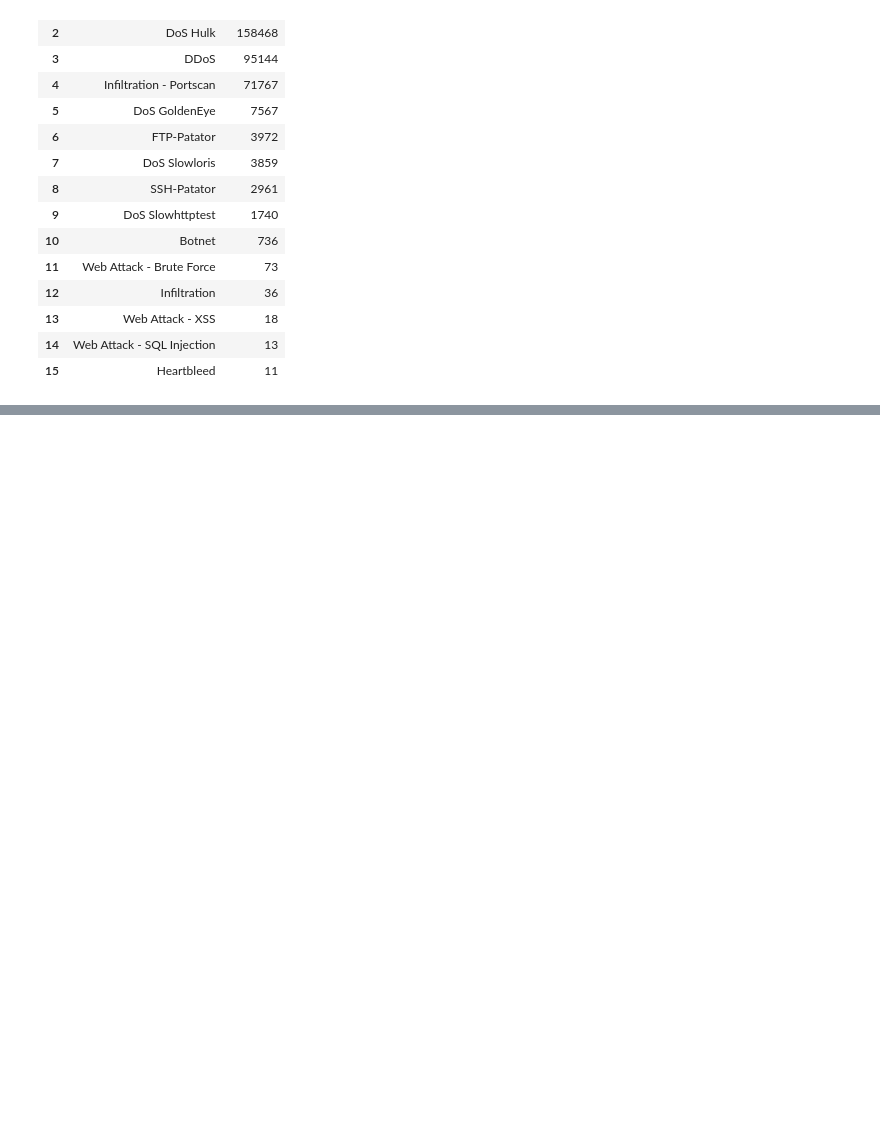
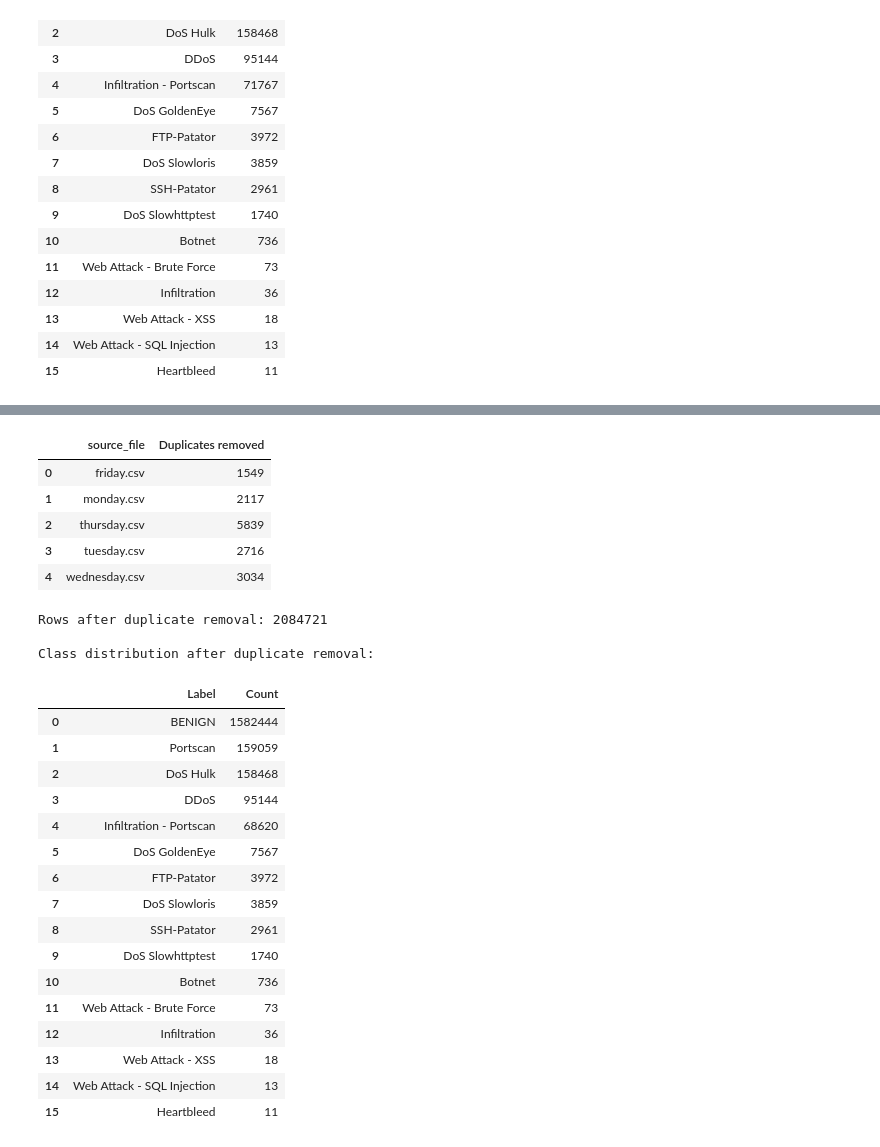
Before and after one commit to CharalampiaKal/cicids2017-progressive-feature-reduction, a Jupyter notebook: notebooks/01_data_audit_and_cleaning.ipynb, the cells around one changed output, grey strips where cells are left out. Cells and saved outputs as stored; diff of their text form; code cells hidden in the pictures; blank space fills up the shorter version.

```diff
--- a/notebooks/01_data_audit_and_cleaning.ipynb
+++ b/notebooks/01_data_audit_and_cleaning.ipynb
@@ -200,0 +415,52 @@ Class distribution after attempted flows are treated as benign:
+# %%
+duplicate_subset = model_feature_columns + ["diagnostic_label"]
+
+rows_before_duplicates = len(full_df)
+
+# Keep the first occurrence of every identical feature-label combination
+duplicate_mask = full_df.duplicated(
+    subset=duplicate_subset,
+    keep="first"
+)
+
+exact_duplicate_count = int(duplicate_mask.sum())
+duplicate_percentage = (
+    exact_duplicate_count / rows_before_duplicates * 100
+)
+
+duplicates_by_file_df = (
+    full_df.loc[duplicate_mask]
+    .groupby("source_file", observed=True)
+    .size()
+    .rename("Duplicates removed")
+    .reset_index()
+)
+
+print("Rows before duplicate removal:", rows_before_duplicates)
+print("Exact duplicates:", exact_duplicate_count)
+print(f"Duplicate percentage: {duplicate_percentage:.2f}%")
+
+print("\nDuplicates by source file:")
+display(duplicates_by_file_df)
+
+# Remove duplicates only from the in-memory working dataset
+full_df = (
+    full_df.loc[~duplicate_mask]
+    .copy()
+    .reset_index(drop=True)
+)
+
+del duplicate_mask
+
+print("\nRows after duplicate removal:", len(full_df))
+
+print("\nClass distribution after duplicate removal:")
+post_duplicate_distribution_df = (
+    full_df["diagnostic_label"]
+    .value_counts()
+    .rename_axis("Label")
+    .reset_index(name="Count")
+)
+
+display(post_duplicate_distribution_df)
+# %% [output]
@@ -200,0 +472,26 @@ Class distribution after attempted flows are treated as benign:
+|  | source_file | Duplicates removed |
+| 0 | friday.csv | 1549 |
+| 1 | monday.csv | 2117 |
+| 2 | thursday.csv | 5839 |
+| 3 | tuesday.csv | 2716 |
+| 4 | wednesday.csv | 3034 |
+Rows after duplicate removal: 2084721
+
+Class distribution after duplicate removal:
+|  | Label | Count |
+| 0 | BENIGN | 1582444 |
+| 1 | Portscan | 159059 |
+| 2 | DoS Hulk | 158468 |
+| 3 | DDoS | 95144 |
+| 4 | Infiltration - Portscan | 68620 |
+| 5 | DoS GoldenEye | 7567 |
+| 6 | FTP-Patator | 3972 |
+| 7 | DoS Slowloris | 3859 |
+| 8 | SSH-Patator | 2961 |
+| 9 | DoS Slowhttptest | 1740 |
+| 10 | Botnet | 736 |
+| 11 | Web Attack - Brute Force | 73 |
+| 12 | Infiltration | 36 |
+| 13 | Web Attack - XSS | 18 |
+| 14 | Web Attack - SQL Injection | 13 |
+| 15 | Heartbleed | 11 |
```
Also changed, not shown: parts of 9 cells of this notebook.
